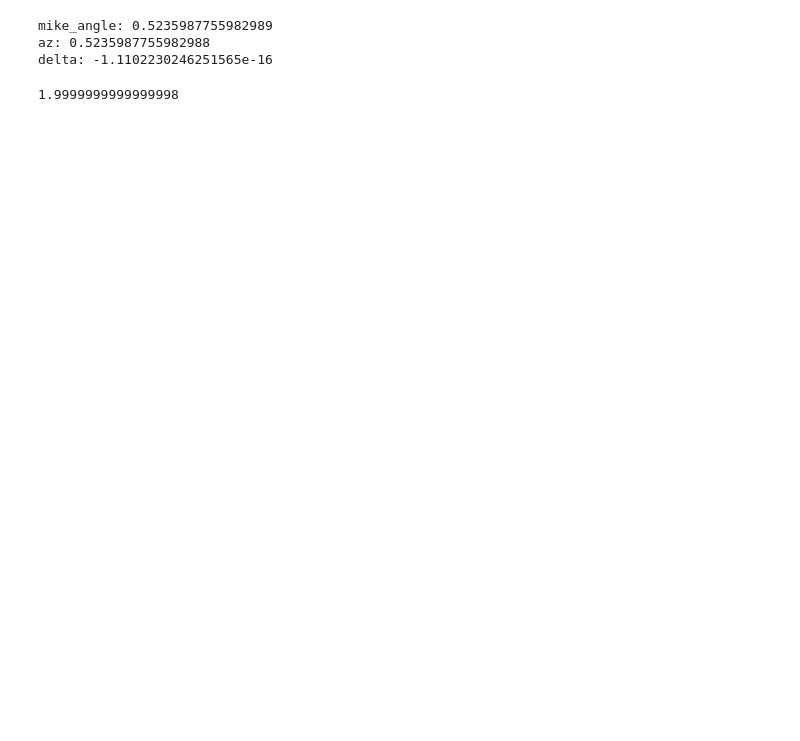
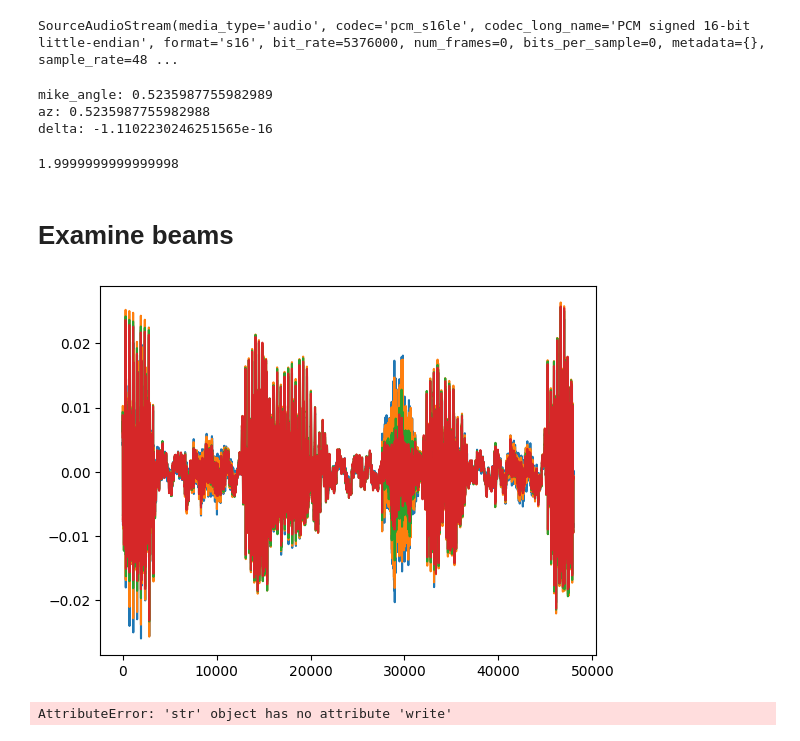
Before and after one commit to roboav8r/GrACIAS, a Jupyter notebook: audio_dev.ipynb, the cells around one changed output. Drawn from its saved outputs; the diff is of its cells as text; code cells hidden in the pictures; blank space fills up the shorter version.

Commit message:
Add array and beam configs, fix ffmpeg issues

```diff
--- a/audio_dev.ipynb
+++ b/audio_dev.ipynb
@@ -3,4 +4,19 @@ import torch
 import numpy as np
+# %%
+n_channels = 7
+src = 'plughw:2,0'
+sample_rate = 48000
+hop_size = 4800
+frame_size = 4800
+fmt = 'alsa'
+options = {"sample_rate": str(sample_rate), "channels": str(n_channels)}
+
+streamer = torchaudio.io.StreamReader(src=src, format=fmt, option={'sample_rate':'48000','channels':'7'})
+streamer.add_basic_audio_stream(frames_per_chunk=hop_size, sample_rate=sample_rate, num_channels=n_channels)
+
+print(str(streamer.get_src_stream_info(0)))
+# %% [output]
+SourceAudioStream(media_type='audio', codec='pcm_s16le', codec_long_name='PCM signed 16-bit little-endian', format='s16', bit_rate=5376000, num_frames=0, bits_per_sample=0, metadata={}, sample_rate=48 ...
 # %%
 def beam_projection(pos, az):
     pos_angle = np.arctan2(pos[1],pos[0])
@@ -31,3 +47,24 @@ mike_angle: 0.5235987755982989
 az: 0.5235987755982988
 delta: -1.1102230246251565e-16
 1.9999999999999998
+# %% [markdown]
+# Examine beams
+# %%
+import torch
+import matplotlib.pyplot as plt
+
+orig_channels = torch.load('../../frame_data_original.pt')
+rec_channels = torch.load('../../frame_data_recovered.pt')
+beams = torch.load('../../beam_data.pt')
+# %%
+# plt.plot(beam[:,2])
+
+# for channel in range(rec_channels.shape[1]):
+#     # print(channel)
+#     plt.plot(rec_channels[:480,channel])
+plt.plot(rec_channels[:,0])
+
+for beam in range(beams.shape[1]):
+    plt.plot(beams[:,beam])
+# %% [output]
+[figure, added]
@@ -33,0 +83,5 @@ delta: -1.1102230246251565e-16
+# %%
+
+json.dump(param_dict, 'params.json')
+# %% [output]
+AttributeError: 'str' object has no attribute 'write'
```
Also changed, not shown: parts of 2 cells of this notebook, 10 other files.
